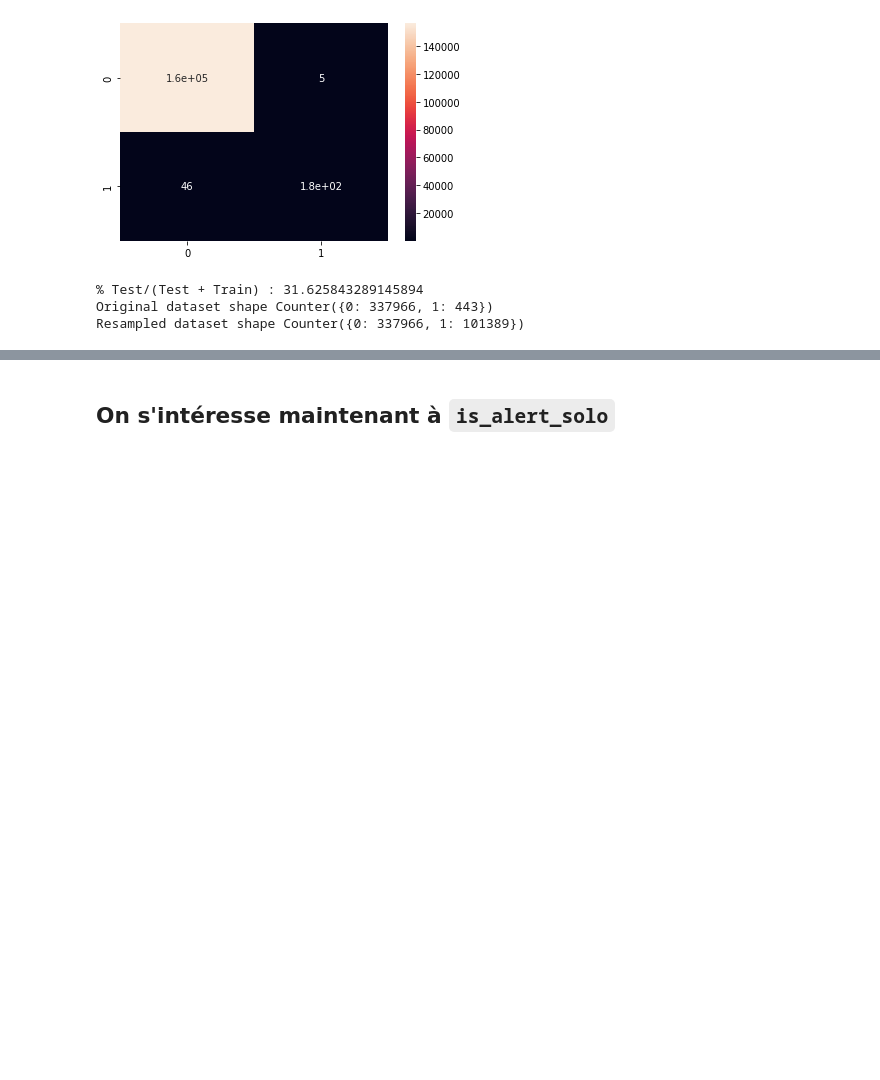
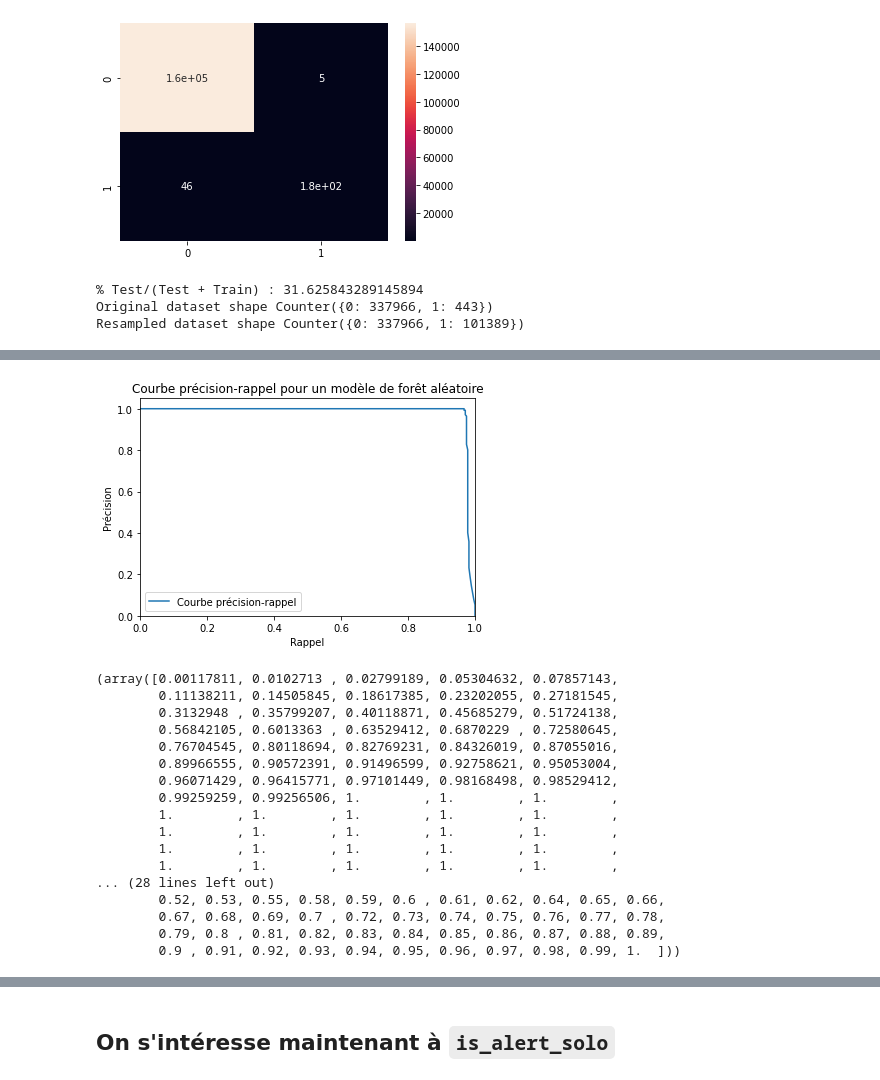
Before and after one commit to CorentinPernot/Statapp, a Jupyter notebook: Notebook/modé.ipynb, the cells around one changed output, grey strips where cells are left out. Drawn from its saved outputs; the diff is of its cells as text; code cells hidden in the pictures; blank space fills up the shorter version.

```diff
--- a/Notebook/modé.ipynb
+++ b/Notebook/modé.ipynb
@@ -1916,0 +2025,45 @@ show(ebm_local)
+# %%
+from sklearn.metrics import precision_recall_curve
+import matplotlib.pyplot as plt
+
+def plot_precision_recall_curve(X_train, X_test, y_train, y_test):
+    # Instanciation d'un modèle de forêt aléatoire
+    rf = RandomForestClassifier()
+    # Entraînement du modèle sur les données de formation
+    rf.fit(X_train, y_train)
+    # Prédiction des probabilités des classes sur les données de test
+    y_pred_prob = rf.predict_proba(X_test)[:,1]
+    # Calcul de la courbe précision-rappel pour tous les seuils
+    precision, recall, thresholds = precision_recall_curve(y_test, y_pred_prob)
+    # Tracé de la courbe précision-rappel
+    plt.plot(recall, precision, label='Courbe précision-rappel')
+    plt.xlabel('Rappel')
+    plt.ylabel('Précision')
+    plt.ylim([0.0, 1.05])
+    plt.xlim([0.0, 1.0])
+    plt.title('Courbe précision-rappel pour un modèle de forêt aléatoire')
+    plt.legend(loc="lower left")
+    plt.show()
+    # Retourne les précisions, les rappels et les seuils associés
+    return precision, recall, thresholds
+# %%
+plot_precision_recall_curve(X_train, X_test, y_train, y_test)
+# %% [output]
+[figure, added]
+(array([0.00117811, 0.0102713 , 0.02799189, 0.05304632, 0.07857143,
+        0.11138211, 0.14505845, 0.18617385, 0.23202055, 0.27181545,
+        0.3132948 , 0.35799207, 0.40118871, 0.45685279, 0.51724138,
+        0.56842105, 0.6013363 , 0.63529412, 0.6870229 , 0.72580645,
+        0.76704545, 0.80118694, 0.82769231, 0.84326019, 0.87055016,
+        0.89966555, 0.90572391, 0.91496599, 0.92758621, 0.95053004,
+        0.96071429, 0.96415771, 0.97101449, 0.98168498, 0.98529412,
+        0.99259259, 0.99256506, 1.        , 1.        , 1.        ,
+        1.        , 1.        , 1.        , 1.        , 1.        ,
+        1.        , 1.        , 1.        , 1.        , 1.        ,
+        1.        , 1.        , 1.        , 1.        , 1.        ,
+        1.        , 1.        , 1.        , 1.        , 1.        ,
+... (28 lines left out)
+        0.52, 0.53, 0.55, 0.58, 0.59, 0.6 , 0.61, 0.62, 0.64, 0.65, 0.66,
+        0.67, 0.68, 0.69, 0.7 , 0.72, 0.73, 0.74, 0.75, 0.76, 0.77, 0.78,
+        0.79, 0.8 , 0.81, 0.82, 0.83, 0.84, 0.85, 0.86, 0.87, 0.88, 0.89,
+        0.9 , 0.91, 0.92, 0.93, 0.94, 0.95, 0.96, 0.97, 0.98, 0.99, 1.  ]))
```
Also changed, not shown: parts of 31 cells of this notebook.
